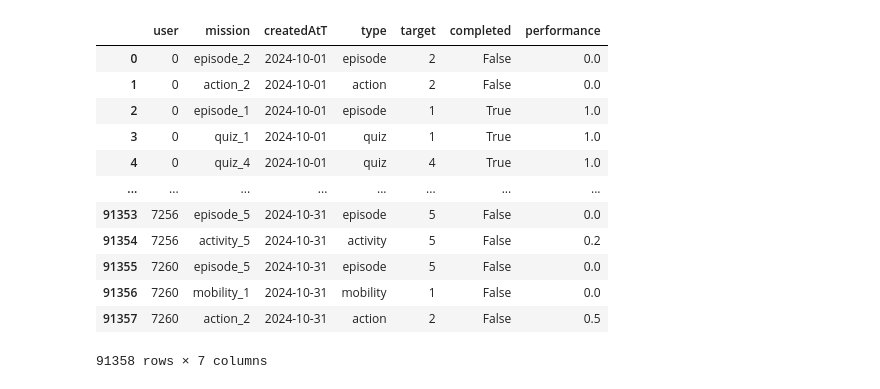
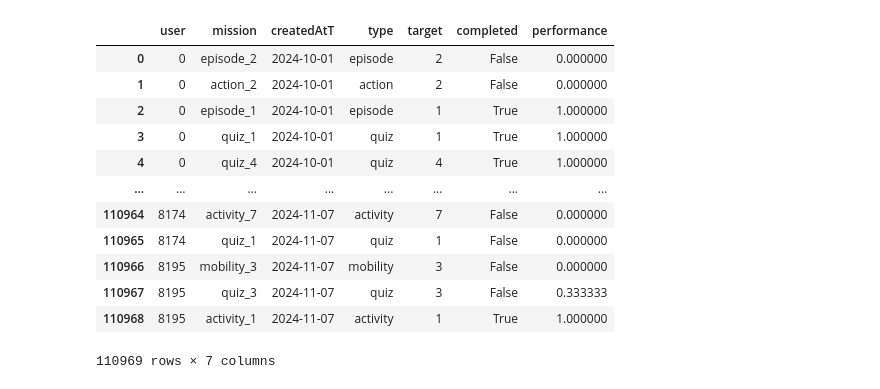
Before and after one commit to rik1599/recsys4good, a Jupyter notebook: exploration.ipynb, the cells around one changed output. Saved outputs shown, nothing was run; the diff lists cells and outputs as text; code cells hidden in the pictures.

```diff
--- a/exploration.ipynb
+++ b/exploration.ipynb
@@ -1,35 +1,39 @@
 # %%
 import pandas as pd
 import numpy as np
 import matplotlib.pyplot as plt
 from tqdm.auto import tqdm
 tqdm.pandas()
 
-df = pd.read_csv('./data/October_missions_full.csv')
+df = pd.concat((
+    pd.read_csv('./data/October_missions_full.csv'),
+    pd.read_csv('./data/November_1stW_missions_full.csv'),
+), ignore_index=True)
+
 df['mission'] = df['type'] + '_' + df['target'].astype(str)
 
 df = df[['user', 'mission', 'createdAtT', 'type', 'target', 'completed', 'performance']]
 df['createdAtT'] = pd.to_datetime(df['createdAtT'], unit='ms').dt.date
 df['user'] = df['user'].astype('category').cat.codes
 df['mission'] = df['mission'].astype('category')
 df['type'] = df['type'].astype('category')
 
 df.sort_values(by=['createdAtT', 'user'], inplace=True, ignore_index=True)
 df
 # %% [output]
 |  | user | mission | createdAtT | type | target | completed | performance |
-| 0 | 0 | episode_2 | 2024-10-01 | episode | 2 | False | 0.0 |
-| 1 | 0 | action_2 | 2024-10-01 | action | 2 | False | 0.0 |
-| 2 | 0 | episode_1 | 2024-10-01 | episode | 1 | True | 1.0 |
-| 3 | 0 | quiz_1 | 2024-10-01 | quiz | 1 | True | 1.0 |
-| 4 | 0 | quiz_4 | 2024-10-01 | quiz | 4 | True | 1.0 |
+| 0 | 0 | episode_2 | 2024-10-01 | episode | 2 | False | 0.000000 |
+| 1 | 0 | action_2 | 2024-10-01 | action | 2 | False | 0.000000 |
+| 2 | 0 | episode_1 | 2024-10-01 | episode | 1 | True | 1.000000 |
+| 3 | 0 | quiz_1 | 2024-10-01 | quiz | 1 | True | 1.000000 |
+| 4 | 0 | quiz_4 | 2024-10-01 | quiz | 4 | True | 1.000000 |
 | ... | ... | ... | ... | ... | ... | ... | ... |
-| 91353 | 7256 | episode_5 | 2024-10-31 | episode | 5 | False | 0.0 |
-| 91354 | 7256 | activity_5 | 2024-10-31 | activity | 5 | False | 0.2 |
-| 91355 | 7260 | episode_5 | 2024-10-31 | episode | 5 | False | 0.0 |
-| 91356 | 7260 | mobility_1 | 2024-10-31 | mobility | 1 | False | 0.0 |
-| 91357 | 7260 | action_2 | 2024-10-31 | action | 2 | False | 0.5 |
+| 110964 | 8174 | activity_7 | 2024-11-07 | activity | 7 | False | 0.000000 |
+| 110965 | 8174 | quiz_1 | 2024-11-07 | quiz | 1 | False | 0.000000 |
+| 110966 | 8195 | mobility_3 | 2024-11-07 | mobility | 3 | False | 0.000000 |
+| 110967 | 8195 | quiz_3 | 2024-11-07 | quiz | 3 | False | 0.333333 |
+| 110968 | 8195 | activity_1 | 2024-11-07 | activity | 1 | True | 1.000000 |
-91358 rows × 7 columns
+110969 rows × 7 columns
 # %%
 plt.figure(figsize=(10, 6))
 
```
Also changed, not shown: parts of 5 cells of this notebook, 4 other files.
